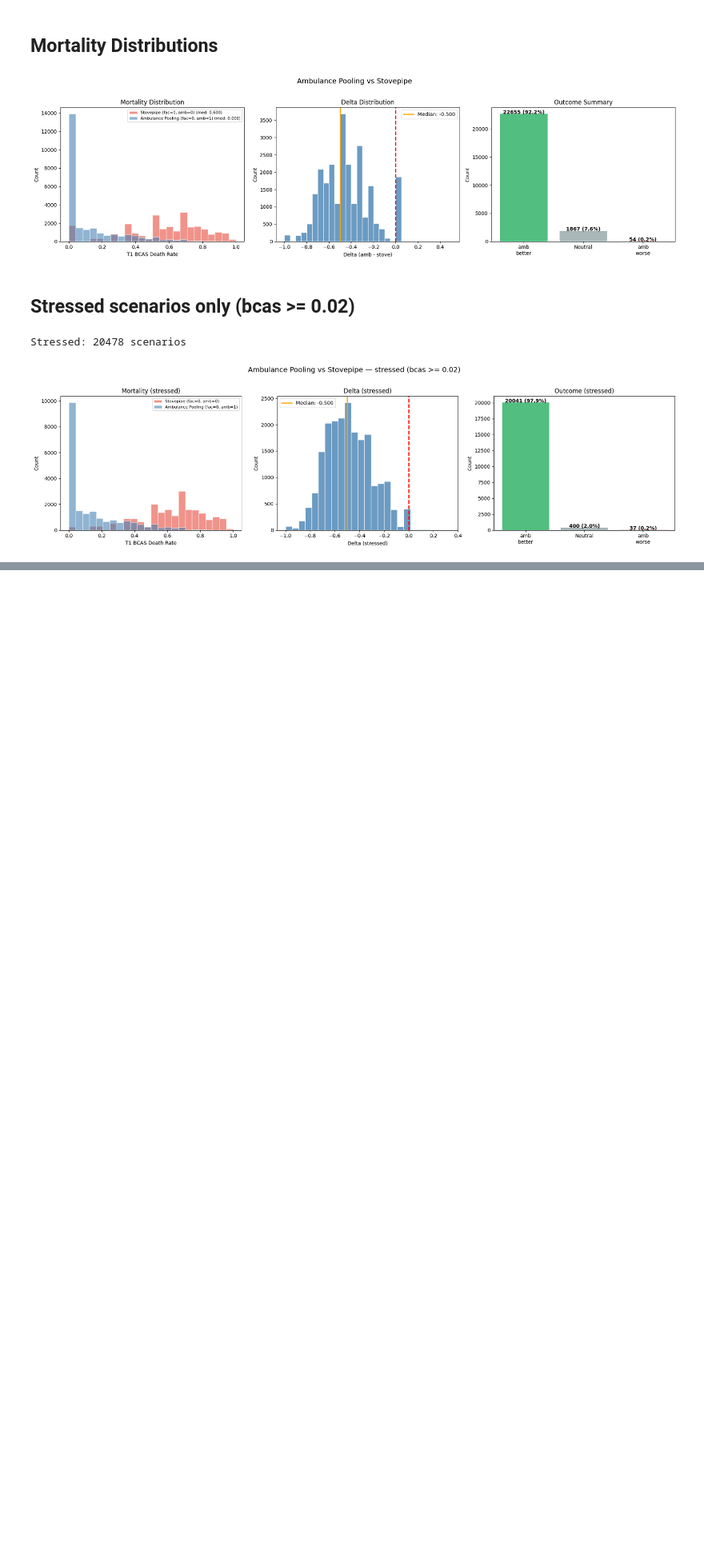
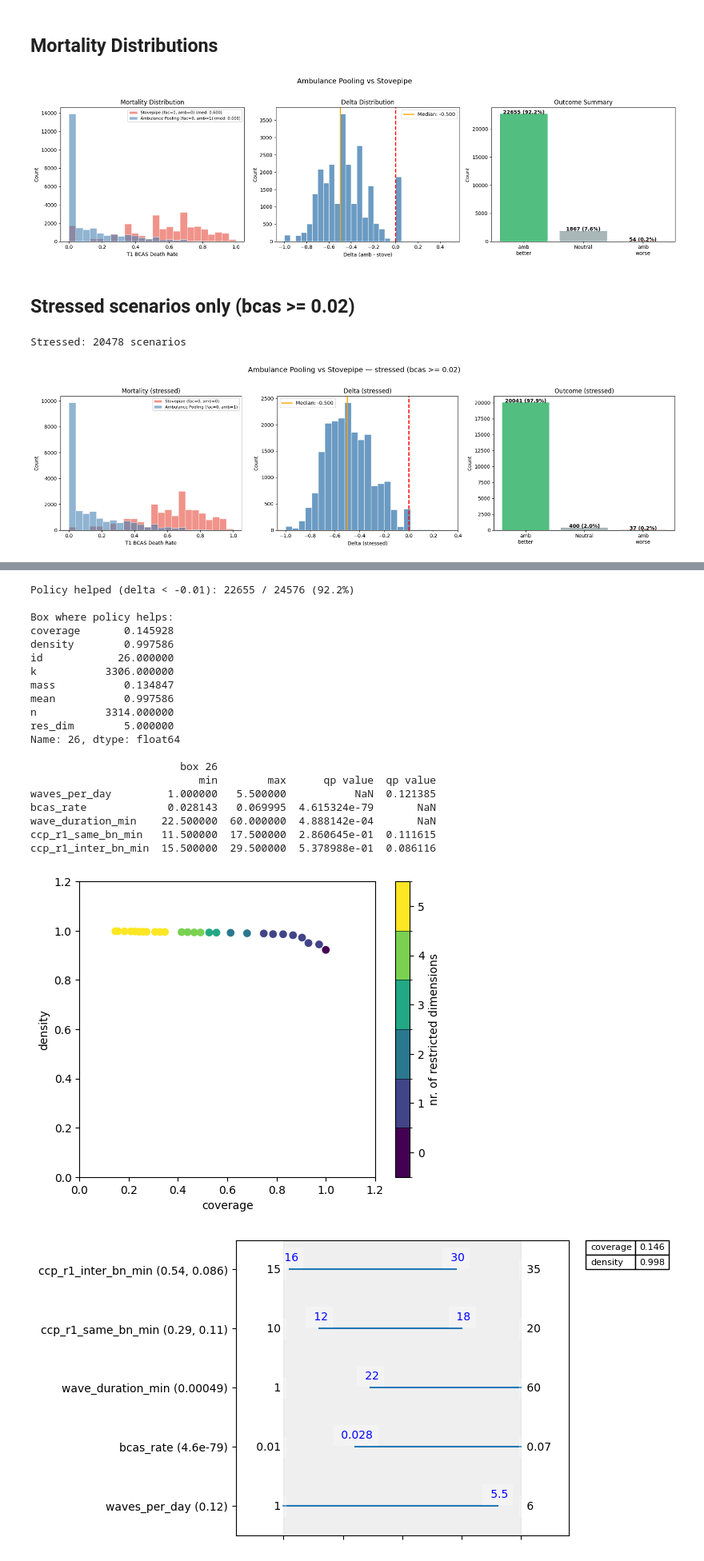
Before and after one commit to EliaTaverna/MENS---Medical-Evacuation-Network-Simulator, a Jupyter notebook: analysis_notebooks/multi_run_analysis/outcome_vs_uncertainty/phase_1_(1rq)/2_btg/sobol_prim/dist_amb_vs_stove.ipynb, the cells around one changed output, grey strips where cells are left out. Shown at 80% size. Drawn from its saved outputs; the diff is of its cells as text; code cells hidden in the pictures; blank space fills up the shorter version.

Commit message:
Add PRIM to distribution notebooks, pooling usage high-stress analysis

```diff
--- a/analysis_notebooks/multi_run_analysis/outcome_vs_uncertainty/phase_1_(1rq)/2_btg/sobol_prim/dist_amb_vs_stove.ipynb
+++ b/analysis_notebooks/multi_run_analysis/outcome_vs_uncertainty/phase_1_(1rq)/2_btg/sobol_prim/dist_amb_vs_stove.ipynb
@@ -120,0 +123,44 @@ Stressed: 20478 scenarios
+# %%
+from ema_workbench.analysis import prim
+
+UNCERTAINTIES = ["ccp_r1_same_bn_min", "ccp_r1_inter_bn_min", "bcas_rate", "waves_per_day", "wave_duration_min"]
+x = p1[UNCERTAINTIES].astype(float)
+y_better = (delta < -0.01)
+
+print(f"Policy helped (delta < -0.01): {y_better.sum()} / {len(y_better)} ({y_better.mean():.1%})")
+
+if y_better.sum() >= 10 and y_better.sum() < len(y_better) * 0.95:
+    p = prim.Prim(x, y_better, threshold=0.5)
+    box = p.find_box()
+    box.show_tradeoff()
+    print()
+    print("Box where policy helps:")
+    box.inspect(style="graph")
+    box.inspect()
+elif y_better.sum() >= len(y_better) * 0.95:
+    print("Policy helps in >95% of cases — no meaningful box to find.")
+else:
+    print("Too few cases for PRIM.")
+# %% [output]
+Policy helped (delta < -0.01): 22655 / 24576 (92.2%)
+
+Box where policy helps:
+coverage       0.145928
+density        0.997586
+id            26.000000
+k           3306.000000
+mass           0.134847
+mean           0.997586
+n           3314.000000
+res_dim        5.000000
+Name: 26, dtype: float64
+
+                        box 26
+                           min        max      qp value  qp value
+waves_per_day         1.000000   5.500000           NaN  0.121385
+bcas_rate             0.028143   0.069995  4.615324e-79       NaN
+wave_duration_min    22.500000  60.000000  4.888142e-04       NaN
+ccp_r1_same_bn_min   11.500000  17.500000  2.860645e-01  0.111615
+ccp_r1_inter_bn_min  15.500000  29.500000  5.378988e-01  0.086116
+[figure, added]
+[figure, added]
```
Also changed, not shown: parts of 3 cells of this notebook, 3 other files.
